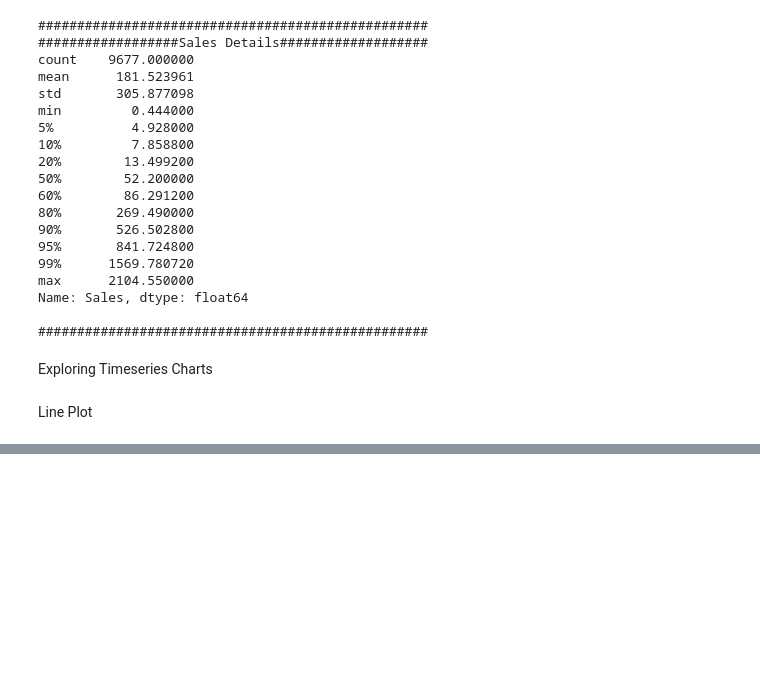
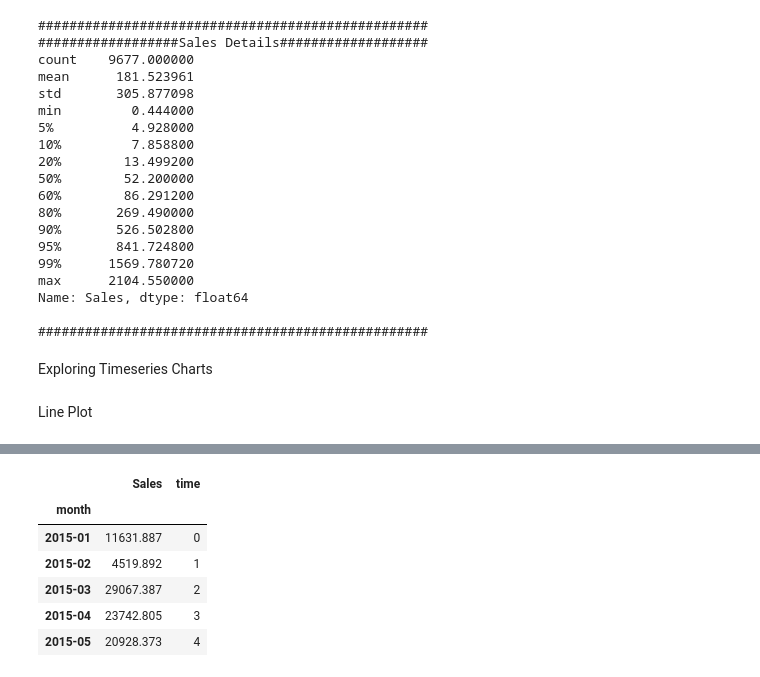
Before and after one commit to sandhrabijoy/Pytorch-and-ML-learning, a Jupyter notebook: ARIMA_SARIMA_&_FBPROPHET.ipynb, the cells around one changed output, grey strips where cells are left out. Saved outputs shown, nothing was run; the diff lists cells and outputs as text; code cells hidden in the pictures; blank space fills up the shorter version.

Commit message:
mdf created based on the Sales in a month and time column created

```diff
--- a/ARIMA_SARIMA_&_FBPROPHET.ipynb
+++ b/ARIMA_SARIMA_&_FBPROPHET.ipynb
@@ -458,3 +458,16 @@ df.head()
 | 2 | 2015-01-04 | Standard Class | PO-19195 | Home Office | Naperville | Illinois | Central | OFF-ST-10002743 | Office Supplies | ... |
 | 3 | 2015-01-04 | Standard Class | PO-19195 | Home Office | Naperville | Illinois | Central | OFF-LA-10003223 | Office Supplies | ... |
 | 4 | 2015-01-05 | Standard Class | MB-18085 | Consumer | Philadelphia | Pennsylvania | East | OFF-AR-10003478 | Office Supplies | ... |
+# %%
+mdf=df.groupby('month')['Sales'].sum()
+mdf=pd.DataFrame(mdf)
+mdf['time']=np.arange(len(mdf.index))
+mdf.head()
+# %% [output]
+|  | Sales | time |
+| month |  |  |
+| 2015-01 | 11631.887 | 0 |
+| 2015-02 | 4519.892 | 1 |
+| 2015-03 | 29067.387 | 2 |
+| 2015-04 | 23742.805 | 3 |
+| 2015-05 | 20928.373 | 4 |
```
